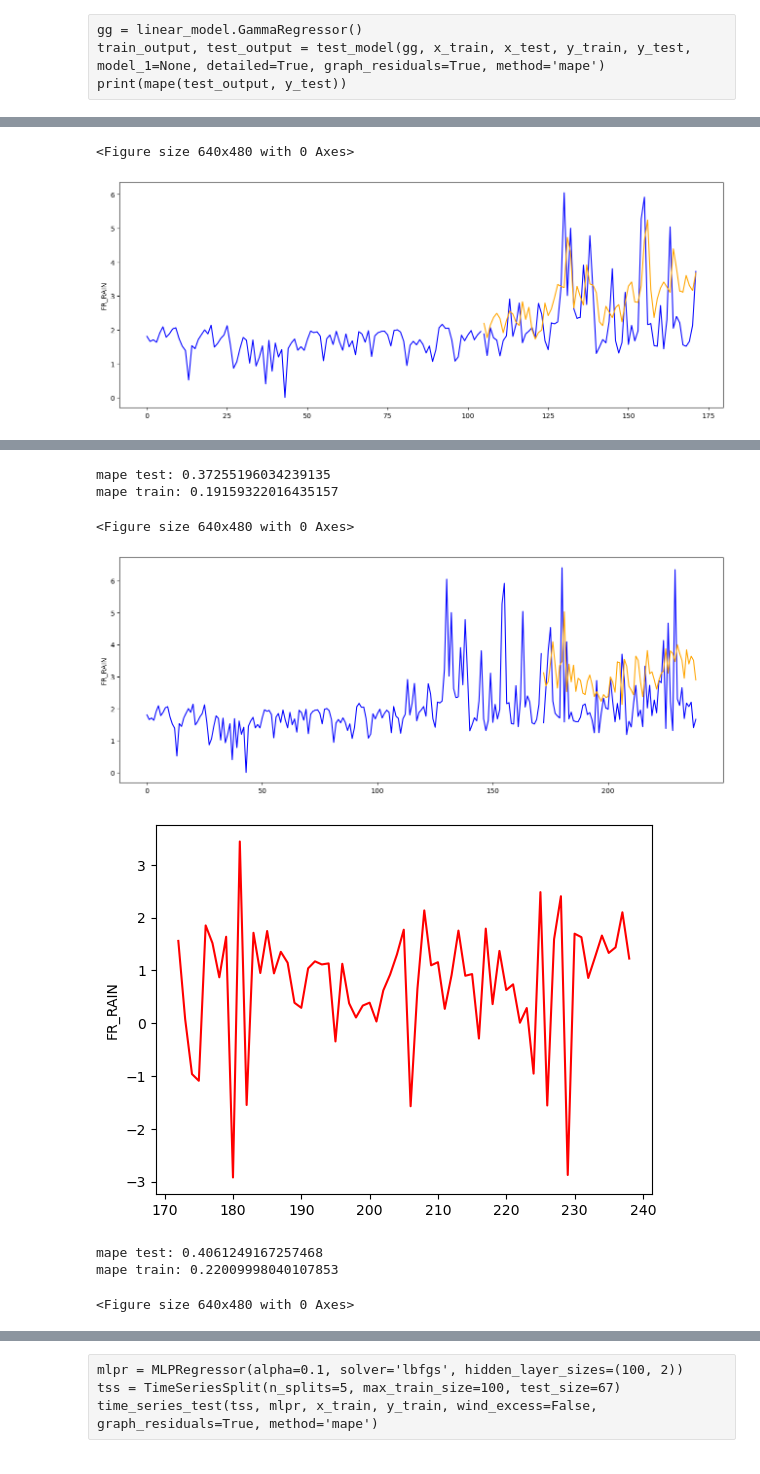
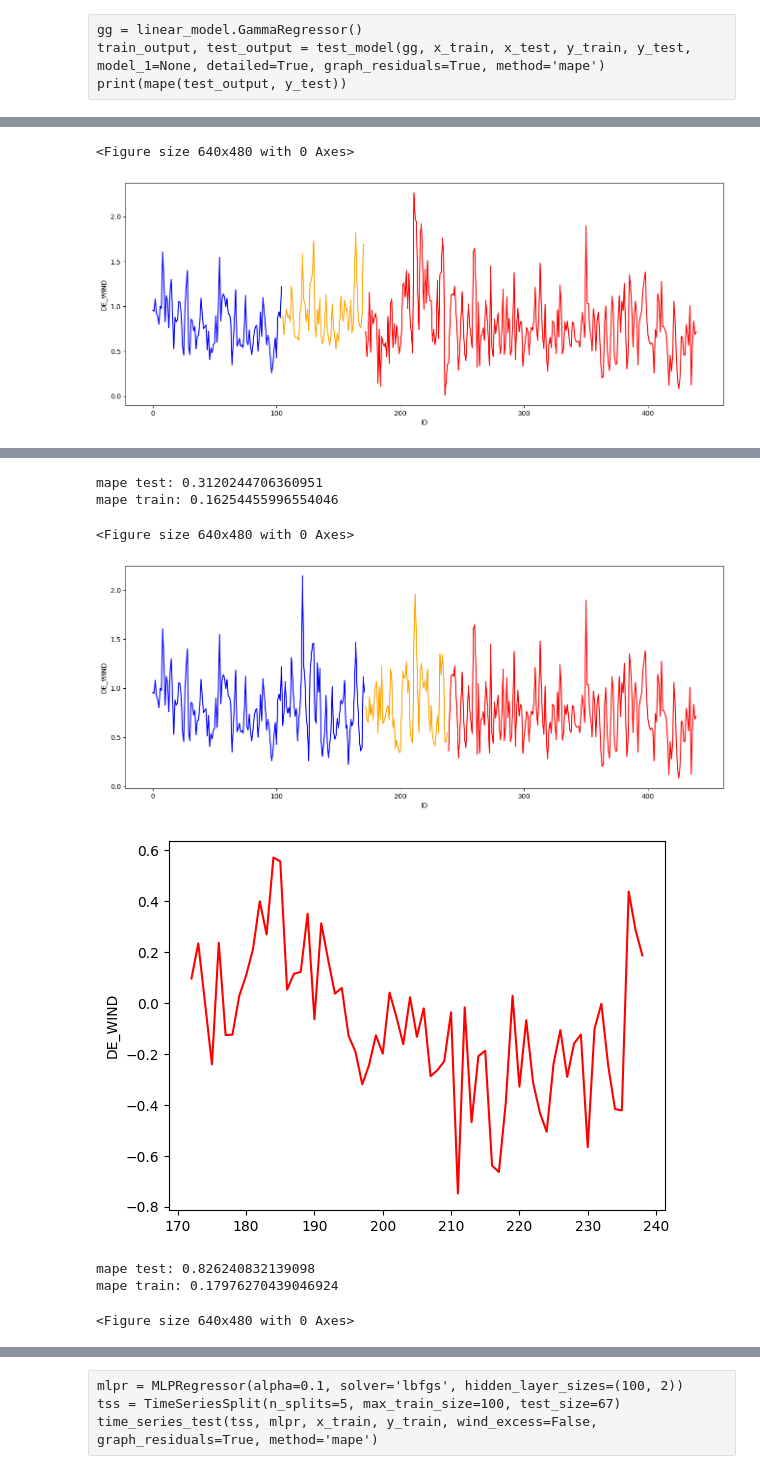
Before and after one commit to 0xandrewdu/qrt_energy, a Jupyter notebook: fill_weather.ipynb, the cells around one changed output, grey strips where cells are left out. Cells and saved outputs as stored; diff of their text form; code cells hidden in the pictures.

```diff
--- a/fill_weather.ipynb
+++ b/fill_weather.ipynb
@@ -121,8 +124,3 @@ df_numeric = df.drop(['DAY_ID', 'COUNTRY', 'FR_DE_EXCHANGE', 'FR_NET_EXPORT', 'D
 df_numeric = df_numeric.fillna(df_numeric.median(numeric_only=True))
 
 weather_vars = ['DE_RAIN', 'DE_WIND', 'DE_TEMP', 'FR_RAIN', 'FR_WIND', 'FR_TEMP']
-# %%
-ls = de.index
-for i in range(ls.size - 1):
-    if ls[i + 1] - ls[i] > 2:
-        print(f'{i}, {ls[i]}, {ls[i + 1]}')
@@ -185,11 +281,11 @@ for w in ['RAIN', 'WIND', 'TEMP']:
 # %% [markdown]
 ### 24 Hour Rain Forecasting
 # %%
-country_rain = 'FR_TEMP'
+country_rain = 'DE_WIND'
 df_rain = full_de[country_rain].copy()
 
 # make all rain positive for gamma regressor
-de_rain_offset = abs(df_rain.min()) + 2
+de_rain_offset = abs(df_rain.min()) + 1
 df_rain = df_rain + de_rain_offset
 
 # fourier_52 = Fourier(period=50.6, order=1)
@@ -220,11 +316,12 @@ y_deseasoned = y_fit - ridge.predict(x_fit)
 x_train = dp.in_sample().loc[:439]
 y_train = df_rain.loc[:439]
 y_train = y_train - y_train.min() + 0.01
-for i in range(1, 3):
+for i in range(1, 6):
     x_train[f'LAG_{i}'] = y_train.shift(i).fillna(y_train.mean())
 # x_test['LAG_1'] = y_test.shift(1).fillna(y_test.mean())
-de_rain_fit = full_de.loc[:439].drop(['DAY_ID', 'COUNTRY', country_rain], axis=1)
+de_rain_fit = full_de.loc[:439].drop(['DAY_ID', 'COUNTRY'] + weather_vars, axis=1)
 x_train = pd.concat([de_rain_fit, x_train], axis=1)
+# x_train = lag_shift(x_train, [1])
 # %%
 tss = TimeSeriesSplit(n_splits=5, max_train_size=None, test_size=67)
 # %% [markdown]
@@ -260,6 +357,6 @@ mape train: 0.16834289583359857
 ... (8 outputs left out)
 # %%
-gg = linear_model.GammaRegressor(alpha=0.1, fit_intercept=False)
+gg = linear_model.GammaRegressor(alpha=0.2, fit_intercept=False)
 tss = TimeSeriesSplit(n_splits=5, max_train_size=None, test_size=67)
 time_series_test(tss, gg, x_train, y_train, wind_excess=False, graph_residuals=True, method='mape')
 # %% [output]
@@ -268,2 +365,2 @@ mape train: 0.13840051737977882
 <Figure size 640x480 with 0 Axes>
-[figure, old version]
+[figure, new version]
@@ -271,8 +368,8 @@ mape train: 0.13840051737977882
-mape test: 0.37255196034239135
-mape train: 0.19159322016435157
+mape test: 0.3120244706360951
+mape train: 0.16254455996554046
 <Figure size 640x480 with 0 Axes>
-[figure, old version]
+[figure, new version]
-[figure, old version]
+[figure, new version]
-mape test: 0.4061249167257468
-mape train: 0.22009998040107853
+mape test: 0.826240832139098
+mape train: 0.17976270439046924
 <Figure size 640x480 with 0 Axes>
```
Also changed, not shown: parts of 31 cells of this notebook, 1 other file.
